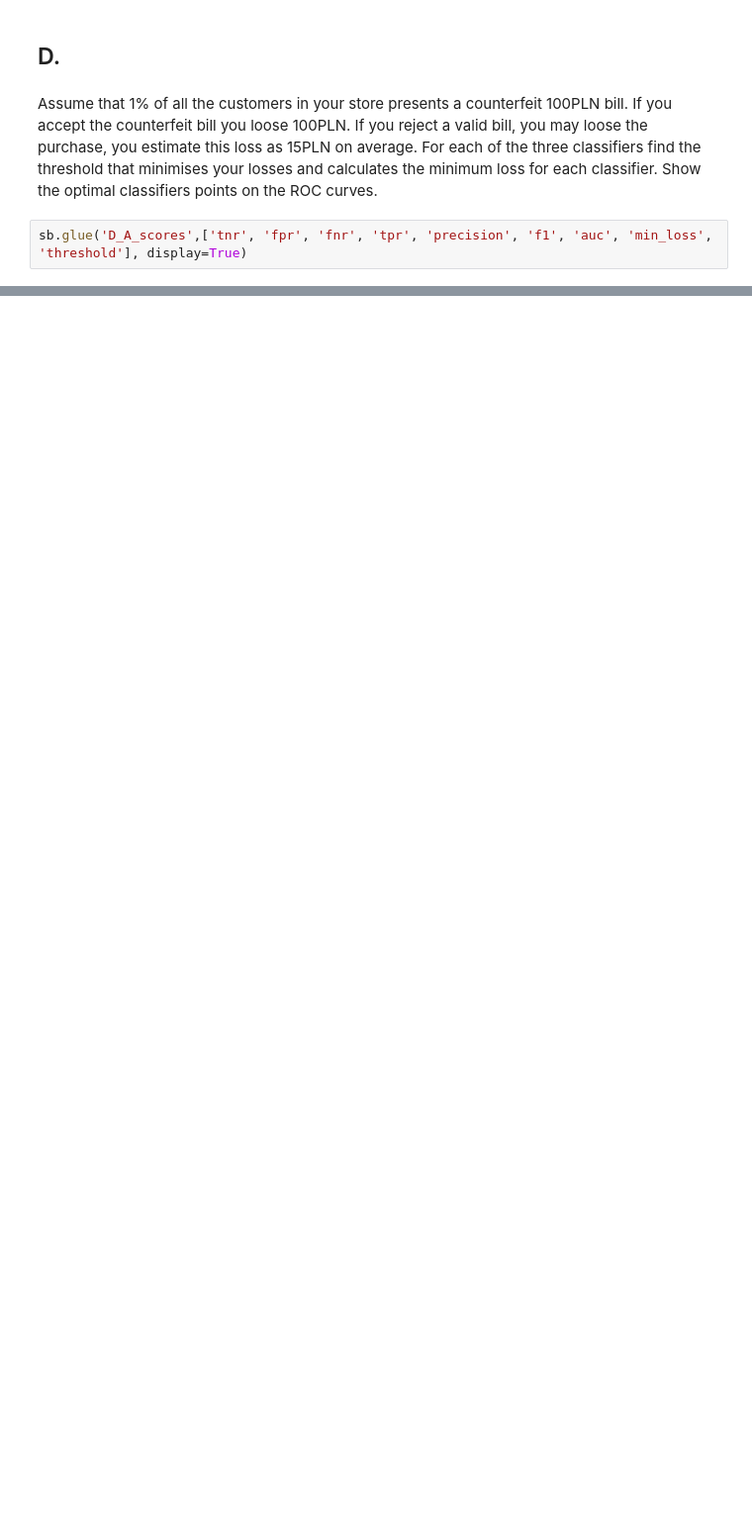
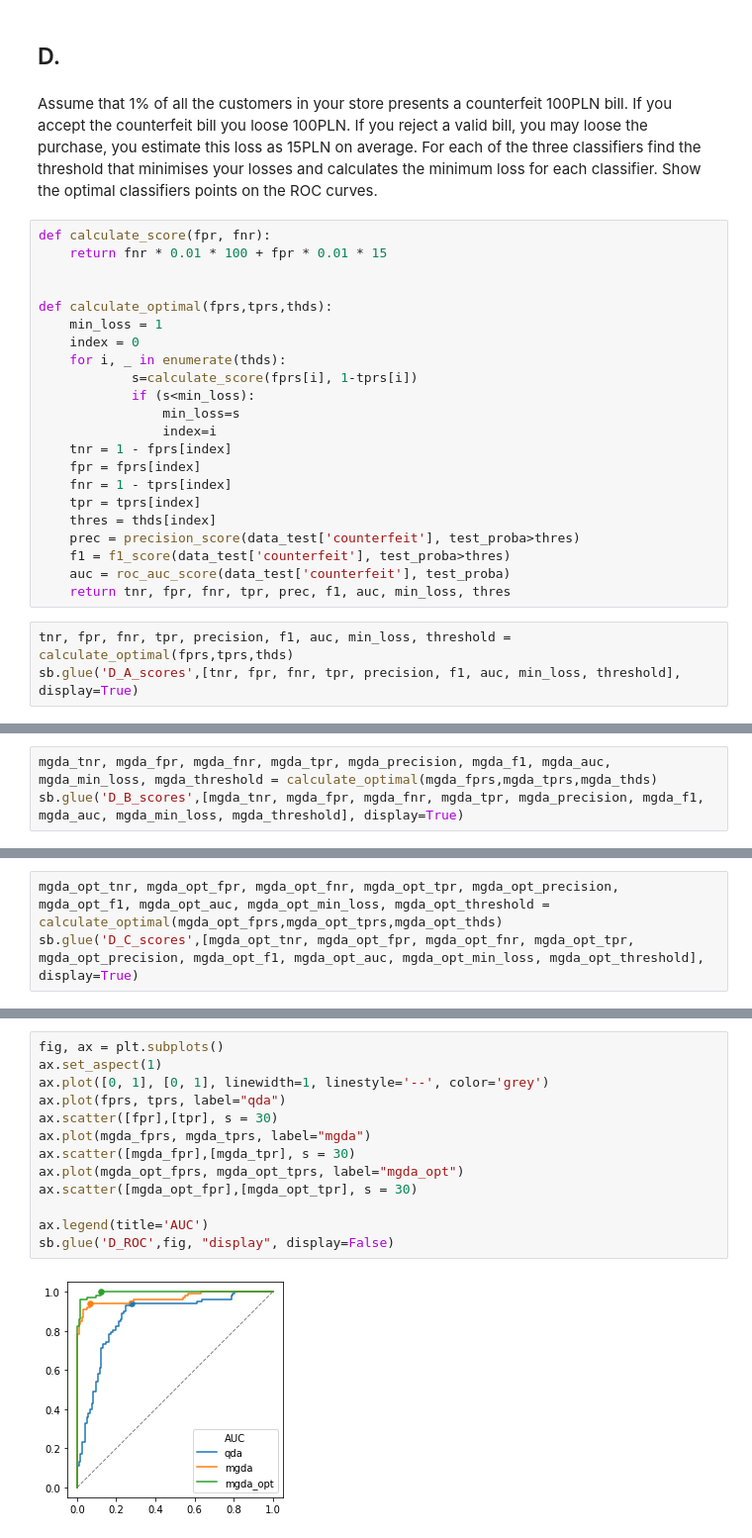
Before and after one commit to MikolajMGT/machine-learning, a Jupyter notebook: part_II/Banknotes/banknotes.ipynb, the cells around one changed output, grey strips where cells are left out. Shown: that part at 99% size. Cells and saved outputs as stored; diff of their text form; blank space fills up the shorter version.

```diff
--- a/part_II/Banknotes/banknotes.ipynb
+++ b/part_II/Banknotes/banknotes.ipynb
@@ -83,6 +261,29 @@ sb.glue('C_ROC',fig, "display", display=False);
 ## D.
 # %% [markdown]
 Assume that 1% of all the customers in your store presents a counterfeit 100PLN bill. If you accept the counterfeit bill you loose 100PLN. If you reject a valid bill,  you may loose the purchase, you estimate this loss as 15PLN on average. For each of the three classifiers find the threshold that minimises your losses and calculates the minimum loss for each classifier. Show the optimal classifiers points on the ROC curves.
+# %%
+def calculate_score(fpr, fnr):
+    return fnr * 0.01 * 100 + fpr * 0.01 * 15
+
+
+def calculate_optimal(fprs,tprs,thds):
+    min_loss = 1
+    index = 0
+    for i, _ in enumerate(thds):
+            s=calculate_score(fprs[i], 1-tprs[i])
+            if (s<min_loss):
+                min_loss=s
+                index=i
+    tnr = 1 - fprs[index]
+    fpr = fprs[index]
+    fnr = 1 - tprs[index]
+    tpr = tprs[index]
+    thres = thds[index]
+    prec = precision_score(data_test['counterfeit'], test_proba>thres)
+    f1 = f1_score(data_test['counterfeit'], test_proba>thres)
+    auc = roc_auc_score(data_test['counterfeit'], test_proba)
+    return tnr, fpr, fnr, tpr, prec, f1, auc, min_loss, thres
 # %%
-sb.glue('D_A_scores',['tnr', 'fpr', 'fnr', 'tpr', 'precision', 'f1', 'auc', 'min_loss', 'threshold'], display=True)
+tnr, fpr, fnr, tpr, precision, f1, auc, min_loss, threshold = calculate_optimal(fprs,tprs,thds)
+sb.glue('D_A_scores',[tnr, fpr, fnr, tpr, precision, f1, auc, min_loss, threshold], display=True)
 # %% [output]
@@ -106,0 +299,3 @@ sb.glue('D_ROC',fig, "display", display=False);
+# %%
+mgda_tnr, mgda_fpr, mgda_fnr, mgda_tpr, mgda_precision, mgda_f1, mgda_auc, mgda_min_loss, mgda_threshold = calculate_optimal(mgda_fprs,mgda_tprs,mgda_thds)
+sb.glue('D_B_scores',[mgda_tnr, mgda_fpr, mgda_fnr, mgda_tpr, mgda_precision, mgda_f1, mgda_auc, mgda_min_loss, mgda_threshold], display=True)
@@ -106,0 +312,3 @@ sb.glue('D_ROC',fig, "display", display=False);
+# %%
+mgda_opt_tnr, mgda_opt_fpr, mgda_opt_fnr, mgda_opt_tpr, mgda_opt_precision, mgda_opt_f1, mgda_opt_auc, mgda_opt_min_loss, mgda_opt_threshold = calculate_optimal(mgda_opt_fprs,mgda_opt_tprs,mgda_opt_thds)
+sb.glue('D_C_scores',[mgda_opt_tnr, mgda_opt_fpr, mgda_opt_fnr, mgda_opt_tpr, mgda_opt_precision, mgda_opt_f1, mgda_opt_auc, mgda_opt_min_loss, mgda_opt_threshold], display=True)
@@ -106,0 +325,15 @@ sb.glue('D_ROC',fig, "display", display=False);
+# %%
+fig, ax = plt.subplots()
+ax.set_aspect(1)
+ax.plot([0, 1], [0, 1], linewidth=1, linestyle='--', color='grey')
+ax.plot(fprs, tprs, label="qda")
+ax.scatter([fpr],[tpr], s = 30)
+ax.plot(mgda_fprs, mgda_tprs, label="mgda")
+ax.scatter([mgda_fpr],[mgda_tpr], s = 30)
+ax.plot(mgda_opt_fprs, mgda_opt_tprs, label="mgda_opt")
+ax.scatter([mgda_opt_fpr],[mgda_opt_tpr], s = 30)
+
+ax.legend(title='AUC')
+sb.glue('D_ROC',fig, "display", display=False)
+# %% [output]
+[figure, added]
```
Also changed, not shown: parts of 35 cells of this notebook, 6 other files.
